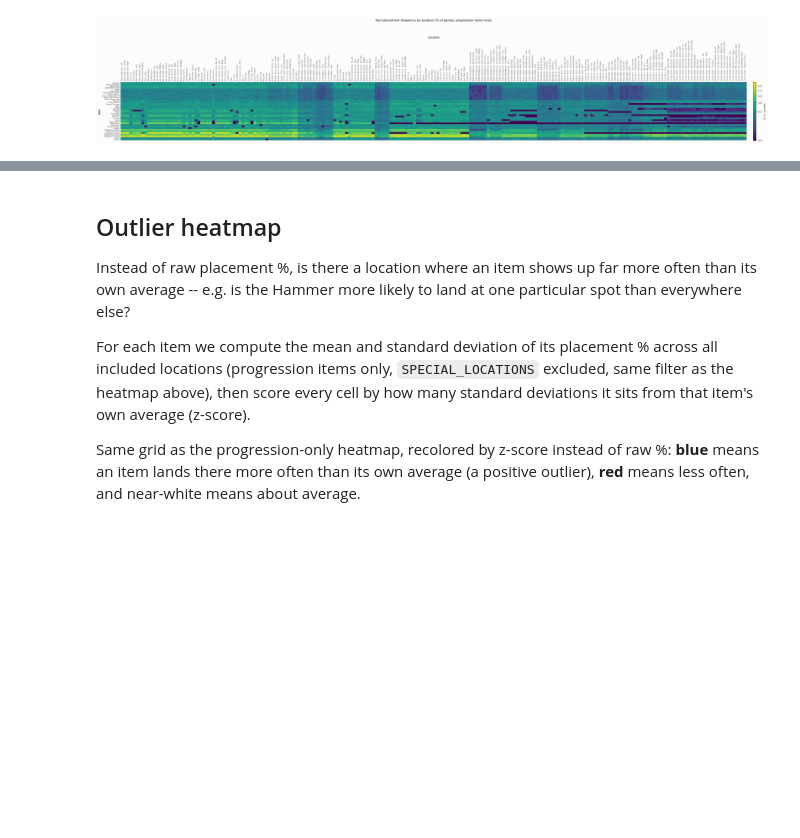
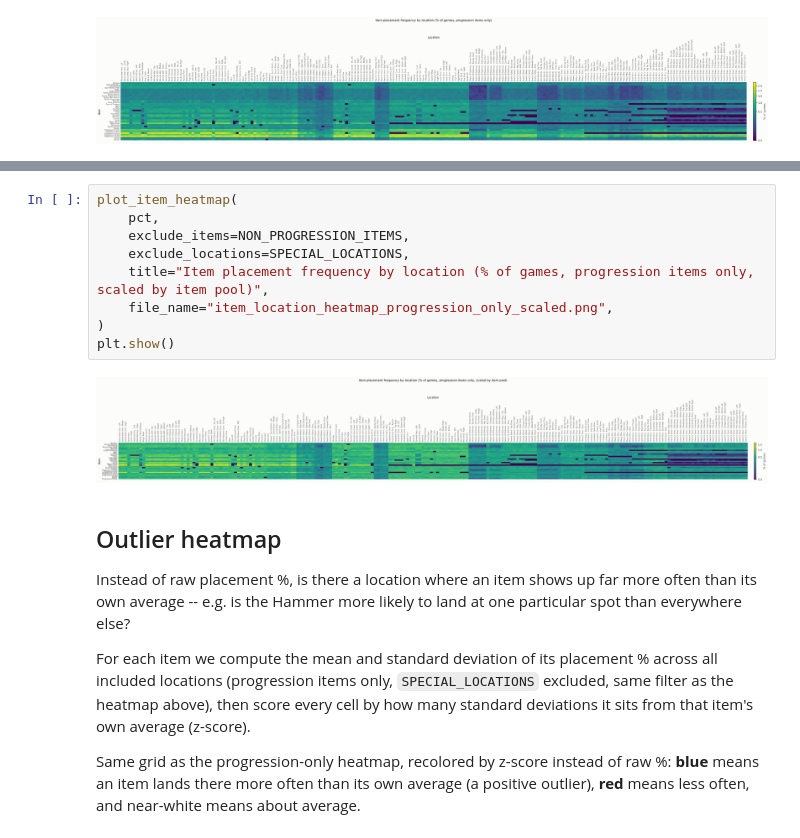
Before and after one commit to ty-porter/mudora-analysis, a Jupyter notebook: main.ipynb, the cells around one changed output, grey strips where cells are left out. Cells and saved outputs as stored; diff of their text form; blank space fills up the shorter version.

```diff
--- a/main.ipynb
+++ b/main.ipynb
@@ -338,3 +387,14 @@ plt.show()
+# %%
+plot_item_heatmap(
+    pct,
+    exclude_items=NON_PROGRESSION_ITEMS,
+    exclude_locations=SPECIAL_LOCATIONS,
+    title="Item placement frequency by location (% of games, progression items only, scaled by item pool)",
+    file_name="item_location_heatmap_progression_only_scaled.png",
+)
+plt.show()
+# %% [output]
+[figure, added]
 # %% [markdown]
 ## Outlier heatmap
 
```
Also changed, not shown: parts of 7 cells of this notebook, 3 other files.
